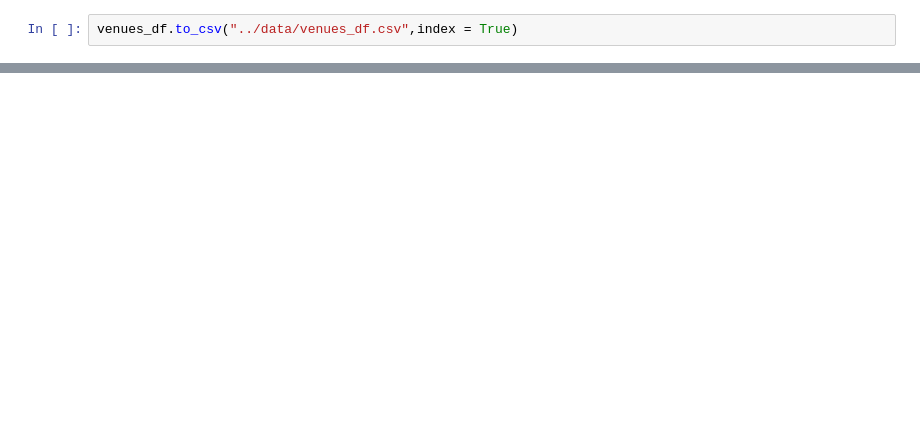
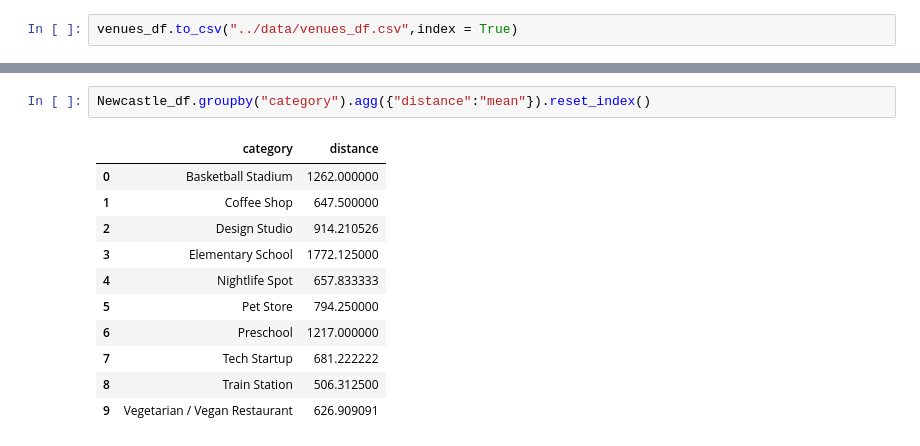
Before and after one commit to data2021oct/geospatial, a Jupyter notebook: notebooks/localization.ipynb, the cells around one changed output, grey strips where cells are left out. Drawn from its saved outputs; the diff is of its cells as text; blank space fills up the shorter version.

```diff
--- a/notebooks/localization.ipynb
+++ b/notebooks/localization.ipynb
@@ -226,0 +254,14 @@ Newcastle_df.head(3)
+# %%
+Newcastle_df.groupby("category").agg({"distance":"mean"}).reset_index()
+# %% [output]
+|  | category | distance |
+| 0 | Basketball Stadium | 1262.000000 |
+| 1 | Coffee Shop | 647.500000 |
+| 2 | Design Studio | 914.210526 |
+| 3 | Elementary School | 1772.125000 |
+| 4 | Nightlife Spot | 657.833333 |
+| 5 | Pet Store | 794.250000 |
+| 6 | Preschool | 1217.000000 |
+| 7 | Tech Startup | 681.222222 |
+| 8 | Train Station | 506.312500 |
+| 9 | Vegetarian / Vegan Restaurant | 626.909091 |
```
Also changed, not shown: parts of 2 cells of this notebook, 1 other file.
